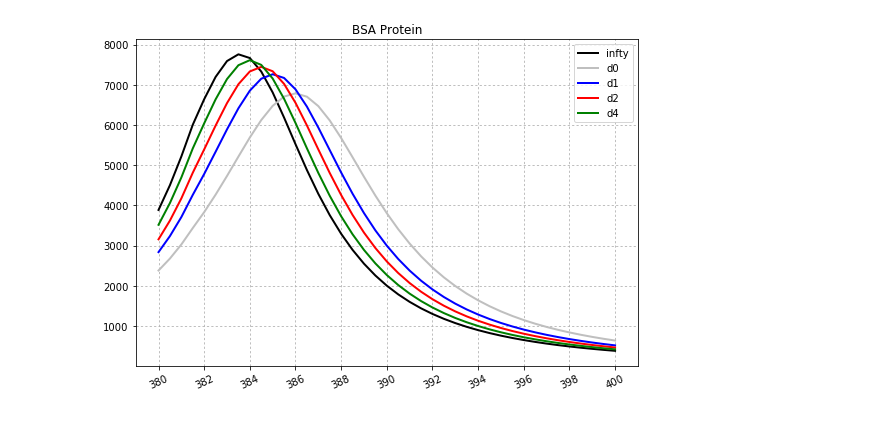
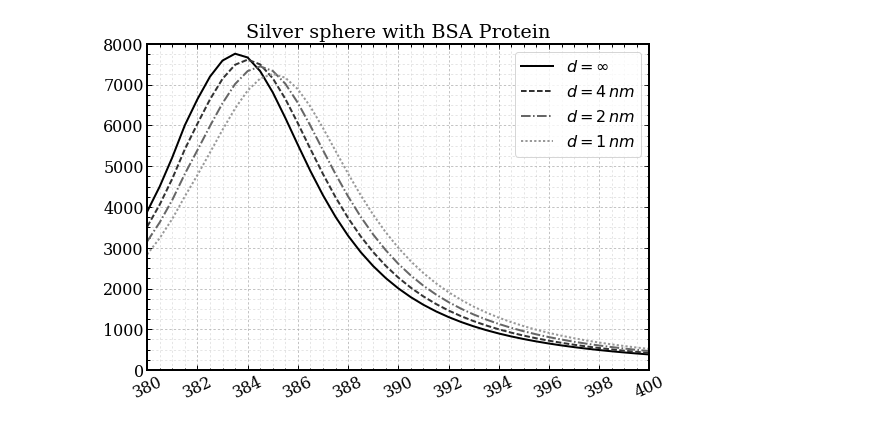
Before and after one commit to barbagroup/pygbe_lspr, a Jupyter notebook: analysis_notebooks/Cext_wave_distance.ipynb, the cells around one changed output. Saved outputs shown, nothing was run; the diff lists cells and outputs as text; code cells hidden in the pictures.

Commit message:
Update cext_wave_distnace notebook

```diff
--- a/analysis_notebooks/Cext_wave_distance.ipynb
+++ b/analysis_notebooks/Cext_wave_distance.ipynb
@@ -3,7 +6,5 @@ import numpy
 # %%
 w , Cext = numpy.loadtxt('../data/wave_cext_d/wave_cext_d_infty.txt',
-                               unpack = True)
-w_d0 , Cext_d0 = numpy.loadtxt('../data/wave_cext_d/multiple_sphere_d=0.txt',
                                unpack = True)
 w_d1 , Cext_d1 = numpy.loadtxt('../data/wave_cext_d/multiple_sphere_d=1.txt',
                                unpack = True)
@@ -17,16 +15,10 @@ from matplotlib import pyplot, rcParams
-# %%
-pyplot.figure(figsize=(9,6))
-
-pyplot.plot(w, Cext, ls='-', c='k', lw=2, label='infty')
-pyplot.plot(w_d0, Cext_d0, ls='-', c='0.75', lw=2, label='d0')
-pyplot.plot(w_d1, Cext_d1, ls='-', c='b', lw=2, label='d1')
-pyplot.plot(w_d2, Cext_d2, ls='-', c='r', lw=2, label='d2')
-pyplot.plot(w_d4, Cext_d4, ls='-', c='g', lw=2, label='d4')
-
-pyplot.xticks(numpy.linspace(min(w), max(w), 11), rotation=25)
-#pyplot.ylim(1000,8050)
-pyplot.grid(ls=':')
-pyplot.title('BSA Protein')
-pyplot.legend(loc='best');
-# %% [output]
-[figure, removed]
+# %%
+wavelength = [w, w_d4, w_d2, w_d1]
+cext = [Cext, Cext_d4, Cext_d2, Cext_d1]
+linestyles = ['-', '--', '-.', ':']
+colors = ['k', '0.2', '0.4', '0.6']
+labels = ['$d = \infty$','$d=4 \,nm$', '$d=2 \,nm$', '$d=1 \,nm$']
+# %%
+plot_cext_wave_distance(wavelength, cext, linestyles, colors, labels)
+# %% [output]
+[figure, added]
```
Also changed, not shown: parts of 4 cells of this notebook.
